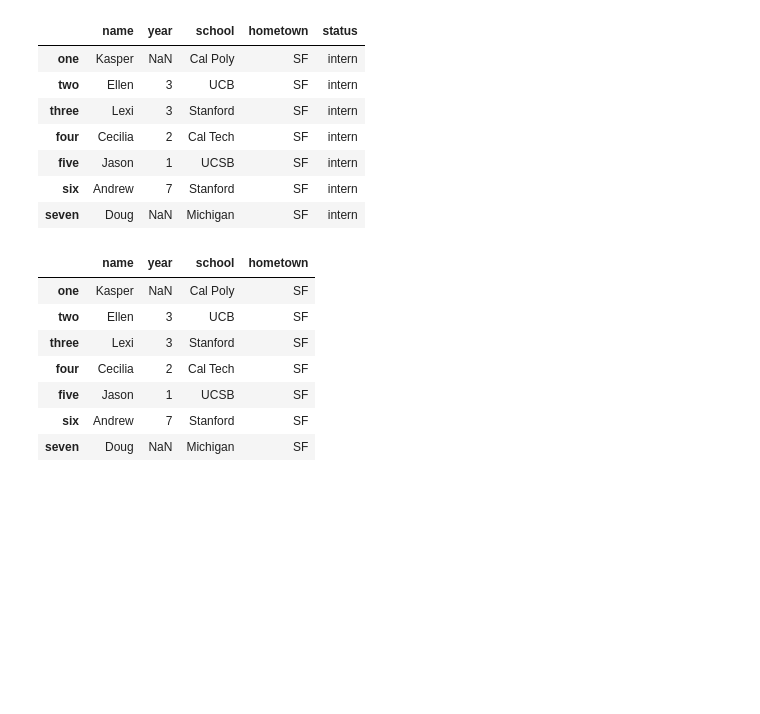
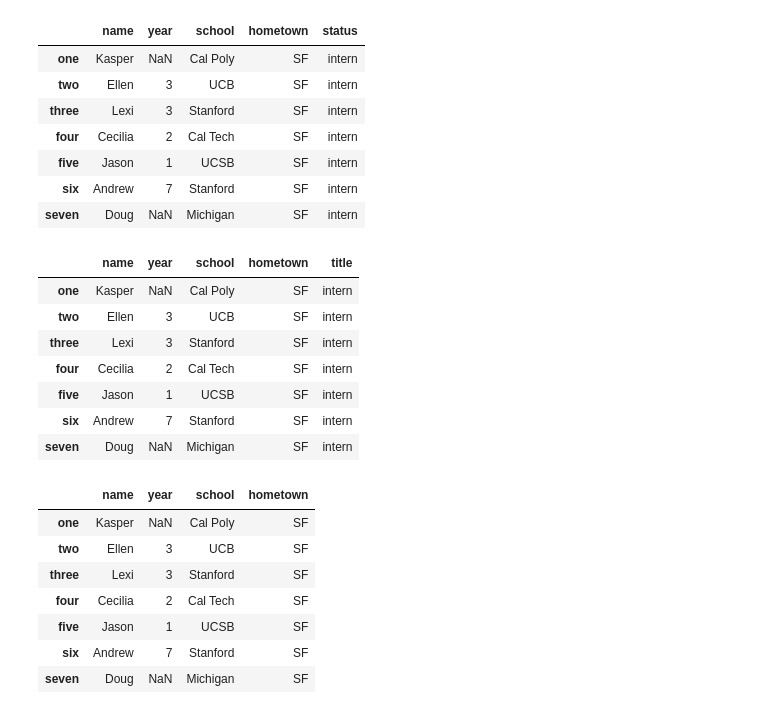
Before and after one commit to calpolydatascience/data301, a Jupyter notebook: Content/Data/DataFrame.ipynb, the cells around one changed output. Drawn from its saved outputs; the diff is of its cells as text; code cells hidden in the pictures; blank space fills up the shorter version.

```diff
--- a/Content/Data/DataFrame.ipynb
+++ b/Content/Data/DataFrame.ipynb
@@ -138,4 +138,16 @@ frame2
 | five | Jason | 1 | UCSB | SF | intern |
 | six | Andrew | 7 | Stanford | SF | intern |
 | seven | Doug | NaN | Michigan | SF | intern |
+# %%
+frame2.rename(columns = {frame2.columns[4]:"title"}, inplace = True)
+frame2
+# %% [output]
+|  | name | year | school | hometown | title |
+| one | Kasper | NaN | Cal Poly | SF | intern |
+| two | Ellen | 3 | UCB | SF | intern |
+| three | Lexi | 3 | Stanford | SF | intern |
+| four | Cecilia | 2 | Cal Tech | SF | intern |
+| five | Jason | 1 | UCSB | SF | intern |
+| six | Andrew | 7 | Stanford | SF | intern |
+| seven | Doug | NaN | Michigan | SF | intern |
 # %%
```
Also changed, not shown: parts of 26 cells of this notebook, 1 other file.
